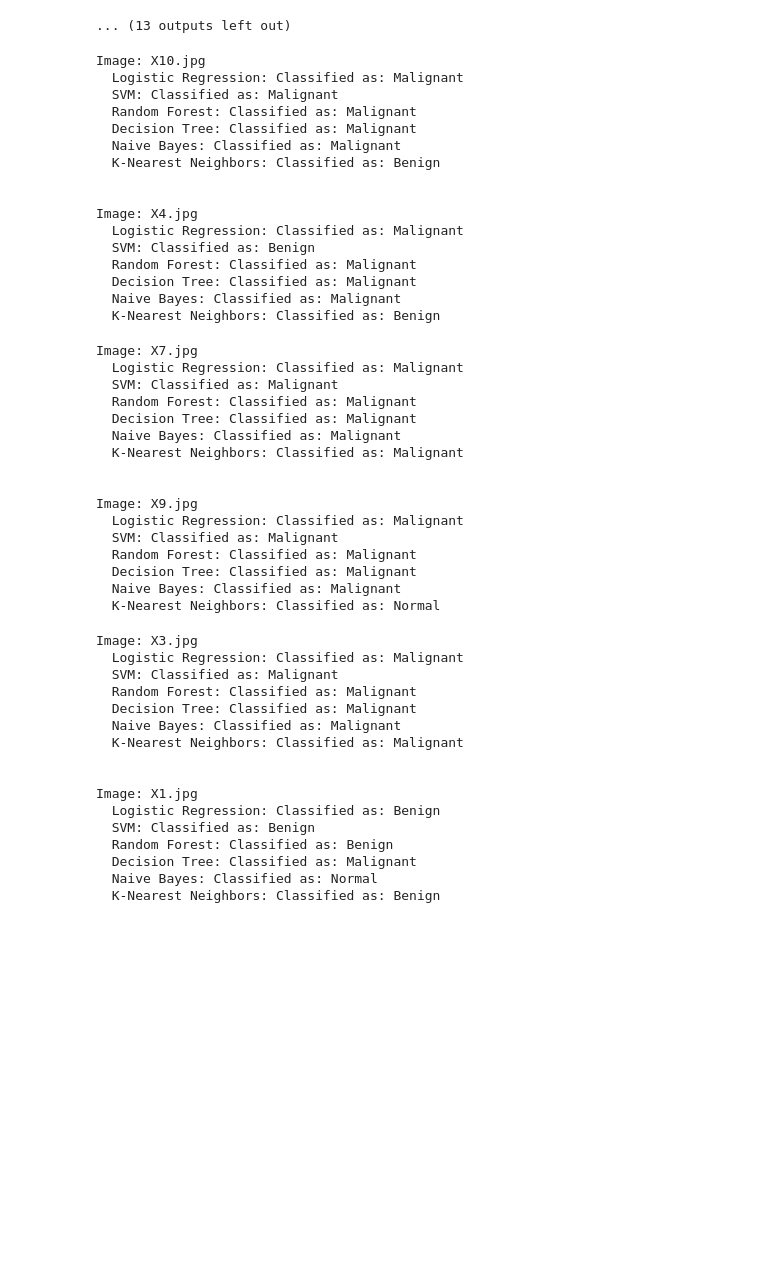
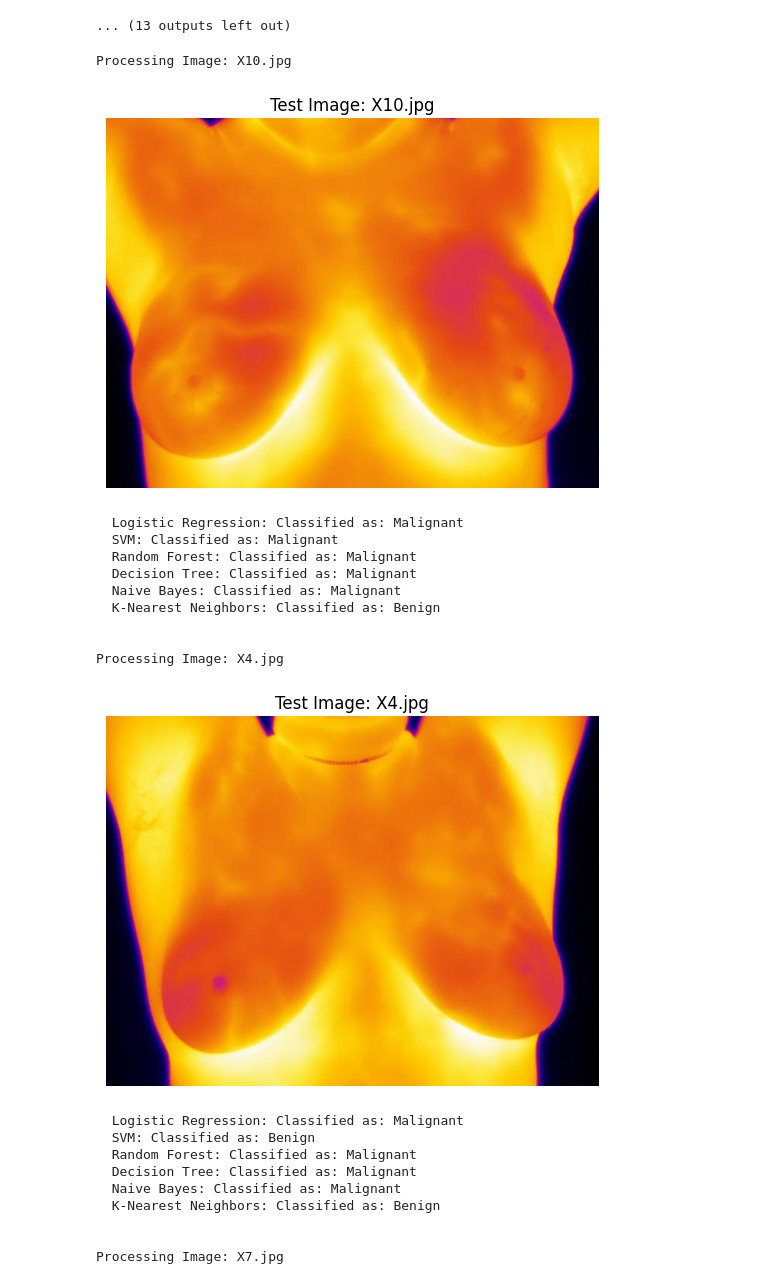
Before and after one commit to teja-1403/Breast-Cancer-Detection-using-Python, a Jupyter notebook: BCD.ipynb, the cells around one changed output. Cells and saved outputs as stored; diff of their text form; code cells hidden in the pictures; blank space fills up the shorter version.

```diff
--- a/BCD.ipynb
+++ b/BCD.ipynb
@@ -227,91 +255,70 @@ classifiers['Naive Bayes'].fit(X_train, Y_train)
 classifiers['K-Nearest Neighbors'].fit(X_train, Y_train)
 
 # Function to preprocess and predict a single test image using all classifiers
-def test_uploaded_image_all_classifiers(classifiers, test_image_path):
+def test_uploaded_image_all_classifiers_with_display(classifiers, test_image_path):
     try:
         # Load and preprocess the test image
         img = Image.open(test_image_path).convert("RGB")
-        img = img.resize((64, 64))
-        img = np.array(img).reshape(1, -1)
+        img_resized = img.resize((64, 64))
+        img_array = np.array(img_resized).reshape(1, -1)
 
         # Predict the class of the image using all classifiers
         results = {}
         for classifier_name, classifier in classifiers.items():
-            prediction = classifier.predict(img)
+            prediction = classifier.predict(img_array)
             class_labels = ['Benign', 'Malignant', 'Normal']
             predicted_class_label = class_labels[int(prediction)]
             results[classifier_name] = predicted_class_label
+
+        # Display the image
+        plt.imshow(img)
+        plt.title(f"Test Image: {test_image_path.split('/')[-1]}")
+        plt.axis('off')
+        plt.show()
 
         return results
     except Exception as e:
         return f"Error processing the image: {str(e)}"
 
 # Path to test images
 test_images_path = "/content/drive/MyDrive/BCD/Images/Test images"
 test_images = os.listdir(test_images_path)
 
 # Loop through all images in the directory and classify them using all classifiers
 for image_name in test_images:
     image_path = os.path.join(test_images_path, image_name)
 
     # Only classify files with a valid image extension
     if image_path.endswith((".jpg", ".jpeg", ".png")):
-        results = test_uploaded_image_all_classifiers(classifiers, image_path)
+        print(f"Processing Image: {image_name}\n")
+        results = test_uploaded_image_all_classifiers_with_display(classifiers, image_path)
 
-        # Print the result for each image from all classifiers
-        print(f"Image: {image_name}")
+        # Print classification results
         if isinstance(results, dict):
             for classifier_name, predicted_class in results.items():
                 print(f"  {classifier_name}: Classified as: {predicted_class}")
             print("\n")
         else:
             print(f"Error processing image {image_name}: {results}")
 # %% [output]
-Image: X10.jpg
-  Logistic Regression: Classified as: Malignant
-  SVM: Classified as: Malignant
-  Random Forest: Classified as: Malignant
-  Decision Tree: Classified as: Malignant
-  Naive Bayes: Classified as: Malignant
-  K-Nearest Neighbors: Classified as: Benign
-
-
-Image: X4.jpg
-  Logistic Regression: Classified as: Malignant
-  SVM: Classified as: Benign
-  Random Forest: Classified as: Malignant
-  Decision Tree: Classified as: Malignant
-  Naive Bayes: Classified as: Malignant
-  K-Nearest Neighbors: Classified as: Benign
+Processing Image: X10.jpg
+[figure, added]
-Image: X7.jpg
   Logistic Regression: Classified as: Malignant
   SVM: Classified as: Malignant
   Random Forest: Classified as: Malignant
   Decision Tree: Classified as: Malignant
   Naive Bayes: Classified as: Malignant
-  K-Nearest Neighbors: Classified as: Malignant
+  K-Nearest Neighbors: Classified as: Benign
 
 
-Image: X9.jpg
-  Logistic Regression: Classified as: Malignant
-  SVM: Classified as: Malignant
-  Random Forest: Classified as: Malignant
-  Decision Tree: Classified as: Malignant
-  Naive Bayes: Classified as: Malignant
-  K-Nearest Neighbors: Classified as: Normal
+Processing Image: X4.jpg
+[figure, added]
-Image: X3.jpg
   Logistic Regression: Classified as: Malignant
-  SVM: Classified as: Malignant
+  SVM: Classified as: Benign
   Random Forest: Classified as: Malignant
   Decision Tree: Classified as: Malignant
   Naive Bayes: Classified as: Malignant
-  K-Nearest Neighbors: Classified as: Malignant
+  K-Nearest Neighbors: Classified as: Benign
 
 
-Image: X1.jpg
-  Logistic Regression: Classified as: Benign
-  SVM: Classified as: Benign
-  Random Forest: Classified as: Benign
-  Decision Tree: Classified as: Malignant
-  Naive Bayes: Classified as: Normal
-  K-Nearest Neighbors: Classified as: Benign
+Processing Image: X7.jpg
```
Also changed, not shown: parts of 3 cells of this notebook.
